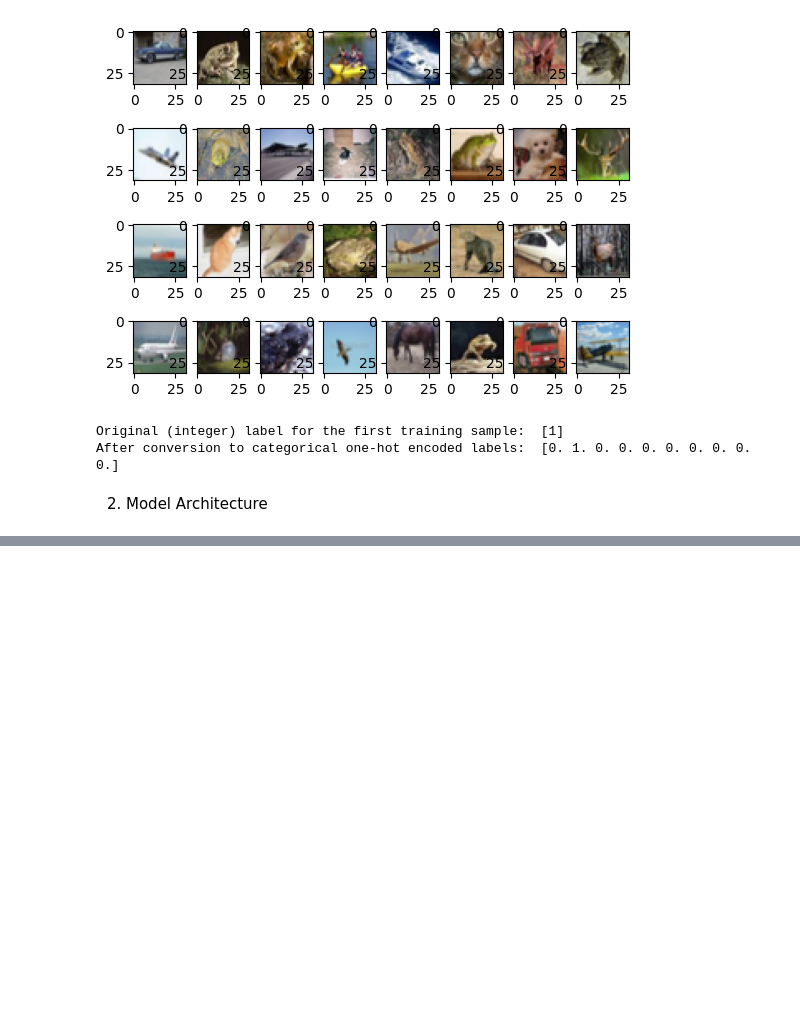
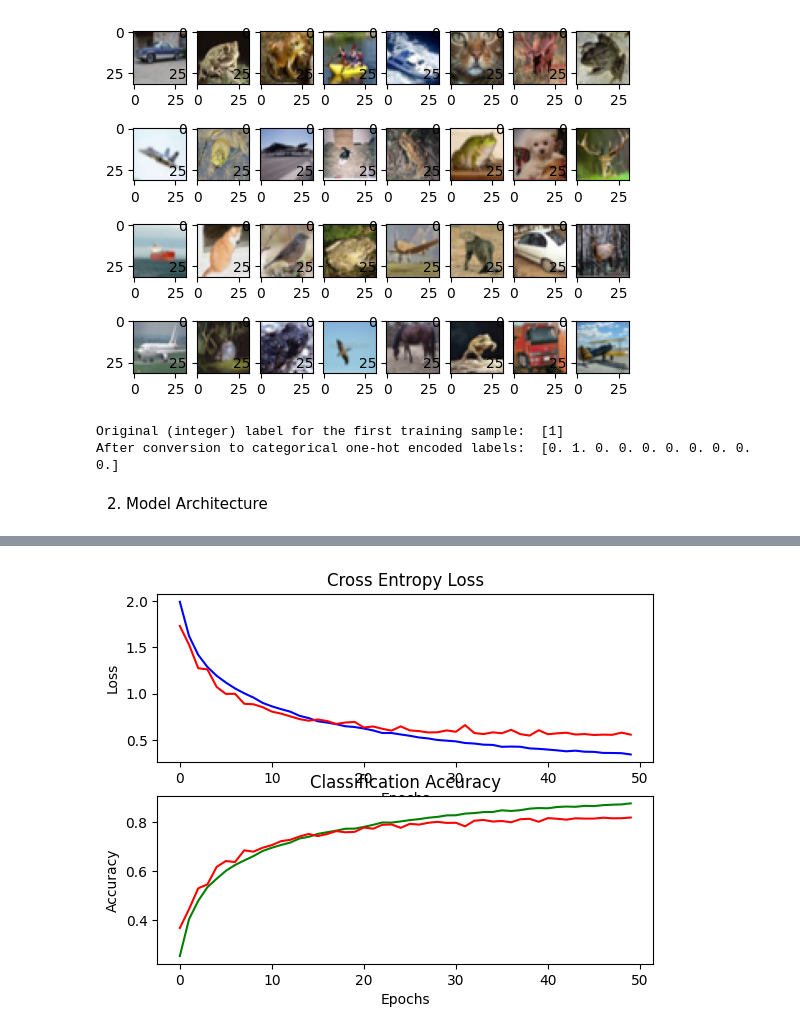
Before and after one commit to AnkitaSK/AB-Image-Classification, a Jupyter notebook: mainCIFAR10.ipynb, the cells around one changed output, grey strips where cells are left out. Cells and saved outputs as stored; diff of their text form; code cells hidden in the pictures; blank space fills up the shorter version.

Commit message:
improved accuracy
Test loss:  0.5887064933776855
Test accuracy:  0.8162000179290771

```diff
--- a/mainCIFAR10.ipynb
+++ b/mainCIFAR10.ipynb
@@ -228,0 +263,21 @@ Test accuracy:  0.7721999883651733
+# %%
+# create the model
+model_dropout = cnn_model_dropout()
+model_dropout.summary()
+
+# compile dropout mode
+model_dropout.compile(
+    optimizer='adam',#'sgd',#'adam',#'rmsprop',
+    loss='categorical_crossentropy',
+    metrics=['accuracy']
+)
+
+# train dropout model
+history_dropout = model_dropout.fit(
+    X_train,
+    y_train,
+    batch_size = TrainingConfig.BATCH_SIZE,
+    epochs=TrainingConfig.EPOCHS,
+    verbose=1,
+    validation_data=(X_valid, y_valid)
+)
@@ -228,0 +323,21 @@ Test accuracy:  0.7721999883651733
+# %%
+# TODO - optimise
+#plot loss
+plt.subplot(211)
+plt.title('Cross Entropy Loss')
+plt.plot(history_dropout.history['loss'], color='blue', label='train')
+plt.plot(history_dropout.history['val_loss'], color='red', label='val')
+plt.xlabel('Epochs')
+plt.ylabel('Loss')
+
+# plot accuracy
+plt.subplot(212)
+plt.title('Classification Accuracy')
+plt.plot(history_dropout.history['accuracy'], color='green', label='train')
+plt.plot(history_dropout.history['val_accuracy'], color='red', label='val')
+plt.xlabel('Epochs')
+plt.ylabel('Accuracy')
+
+plt.show()
+# %% [output]
+[figure, added]
```
Also changed, not shown: parts of 11 cells of this notebook.
